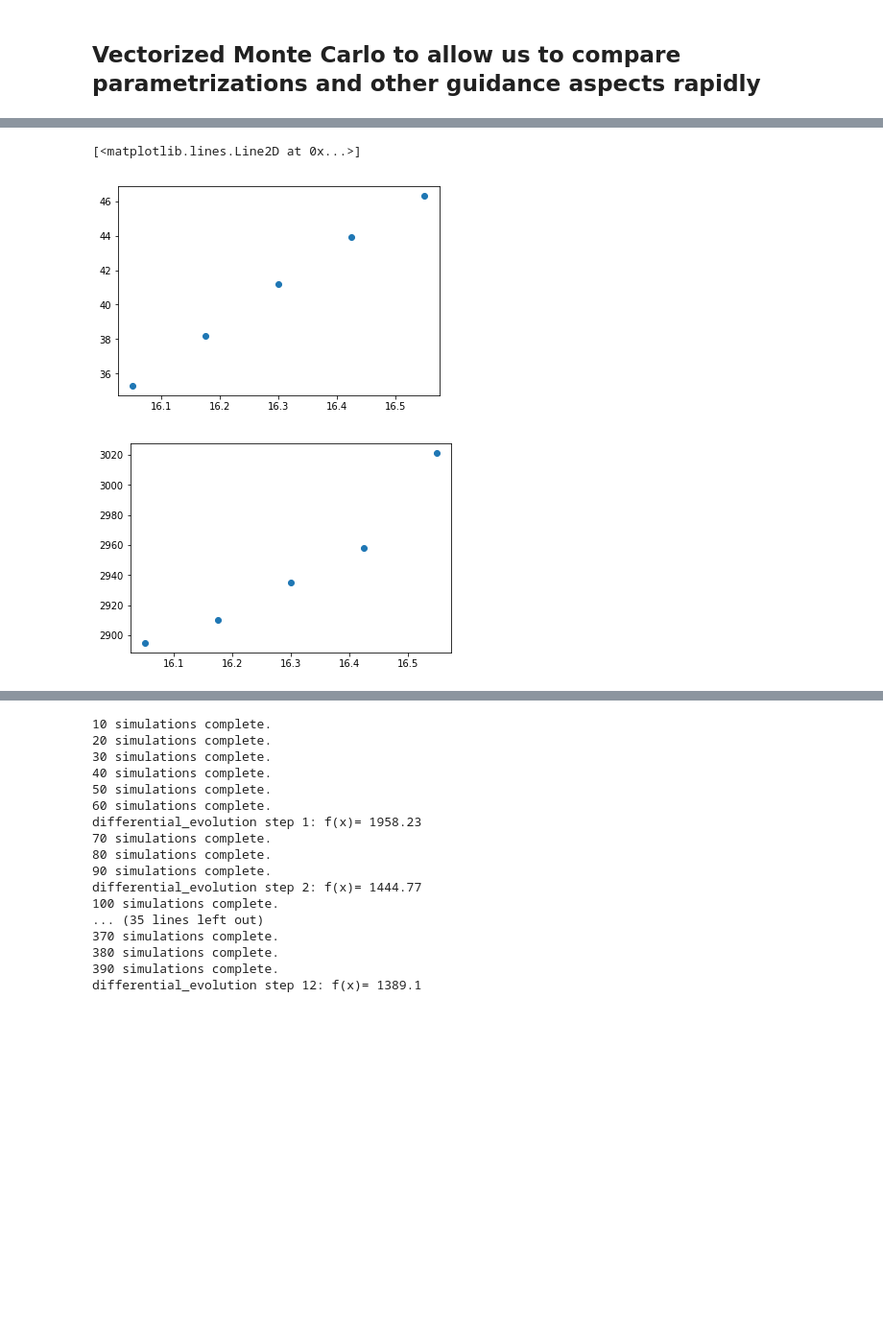
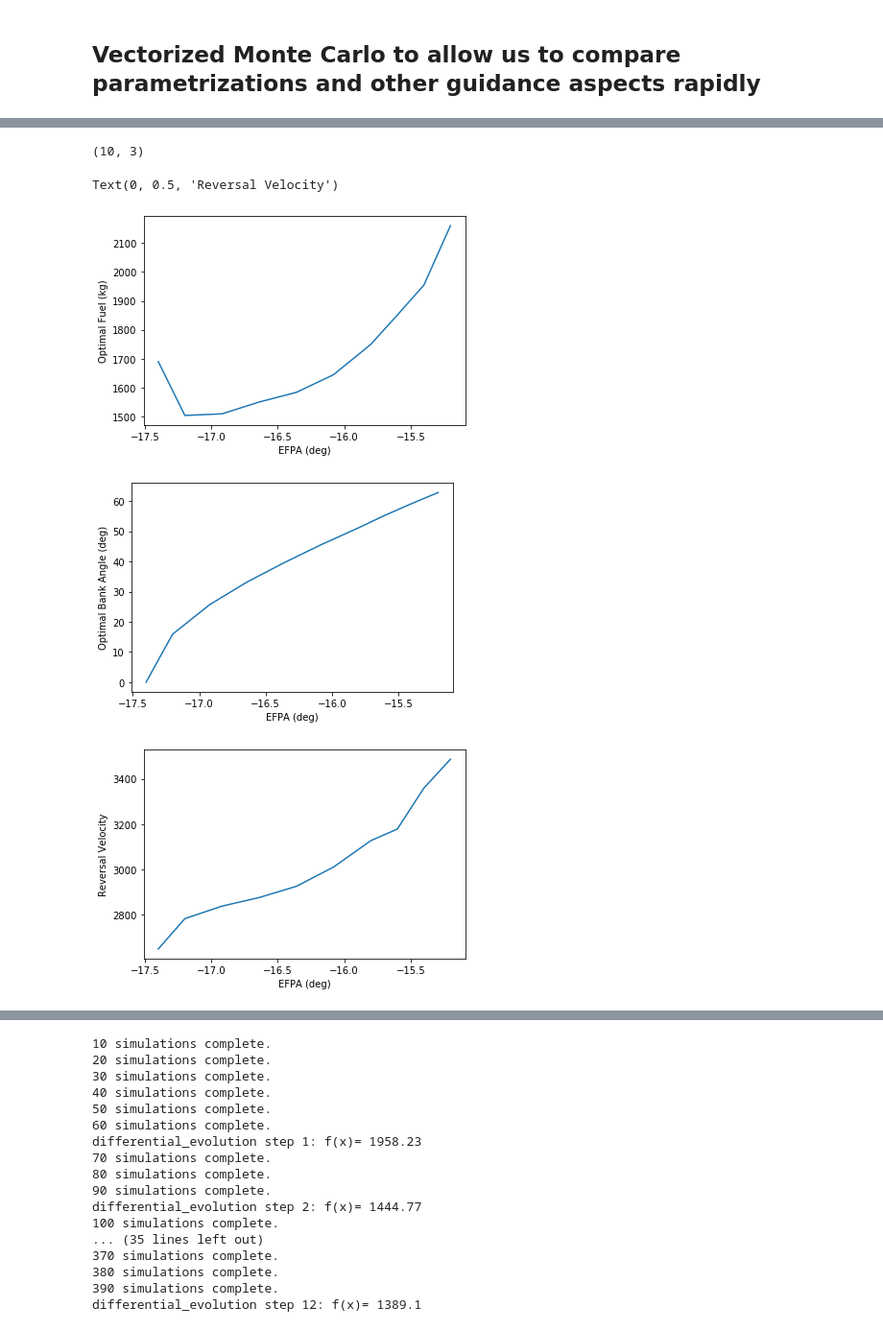
Before and after one commit to CDNoyes/EDL-Py, a Jupyter notebook: FuelOptimal.ipynb, the cells around one changed output, grey strips where cells are left out. Shown at 96% size. Cells and saved outputs as stored; diff of their text form; code cells hidden in the pictures; blank space fills up the shorter version.

```diff
--- a/FuelOptimal.ipynb
+++ b/FuelOptimal.ipynb
@@ -1454,12 +1602,37 @@ Ignition State:
-# %%
-banks = np.degrees([0.7186126052854204, 0.6159175070853673, 0.808363021976321, 0.7670262765343501, 0.66598089878731, ]) # for a +0.25 deg EFPA perturbation from -16.3
-efpa = [16.3, 16.3-0.25,16.3+0.25, 16.3+0.125, 16.3-0.125]
-vr = [2935, 2895, 3021, 2957.89,  2910.5263157894738]
-
-plt.plot(efpa, banks, 'o')
-plt.figure()
-plt.plot(efpa,  vr, 'o')
-# %% [output]
-[<matplotlib.lines.Line2D at 0x...>]
-[figure, removed]
-[figure, removed]
+# %%
+efpas = [-17.4, -17.2,  -16.92, -16.64, -16.36, -16.08, -15.8, -15.6, -15.4, -15.2]
+
+sol = [[1689.9, 0, 2700],
+       [1.50356368e+03, 2.77698136e-01, 2.78379162e+03],
+       [1.50906422e+03, 4.48894915e-01, 2.83896670e+03],
+       [1.55000194e+03, 5.78967874e-01, 2.87683222e+03],
+       [1.58335046e+03, 6.91111785e-01, 2.92631370e+03],
+       [1.64461045e+03, 7.95653445e-01, 3.01126567e+03],
+       [1.74923788e+03, 8.92591057e-01, 3.12733620e+03],
+       [1850.7, 0.9653437291111631, 3178.5171390013493],
+       [1954.3, 1.0325929717157745, 3359.2211864406777],
+       [2159.8, 1.096785346784979, 3486.2671052631576],
+      ]
+sol = np.array(sol)
+print(sol.shape)
+
+plt.figure()
+plt.plot(efpas, sol.T[0])
+plt.xlabel("EFPA (deg)")
+plt.ylabel("Optimal Fuel (kg)")
+
+plt.figure()
+plt.plot(efpas, np.degrees(sol.T[1]))
+plt.xlabel("EFPA (deg)")
+plt.ylabel("Optimal Bank Angle (deg)")
+
+plt.figure()
+plt.plot(efpas, sol.T[2])
+plt.xlabel("EFPA (deg)")
+plt.ylabel("Reversal Velocity")
+# %% [output]
+(10, 3)
+Text(0, 0.5, 'Reversal Velocity')
+[figure, added]
+[figure, added]
+[figure, added]
```
Also changed, not shown: parts of 8 cells of this notebook.
